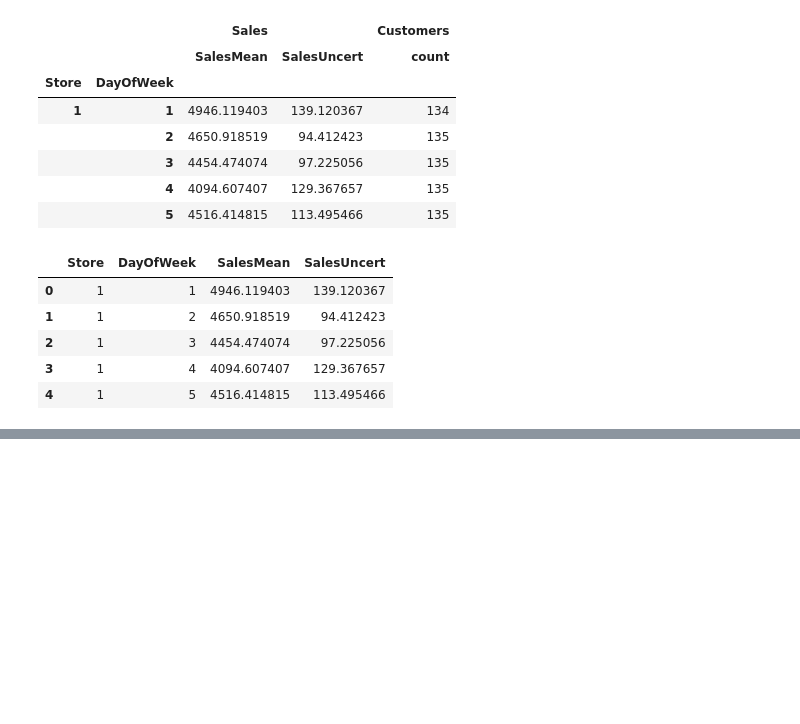
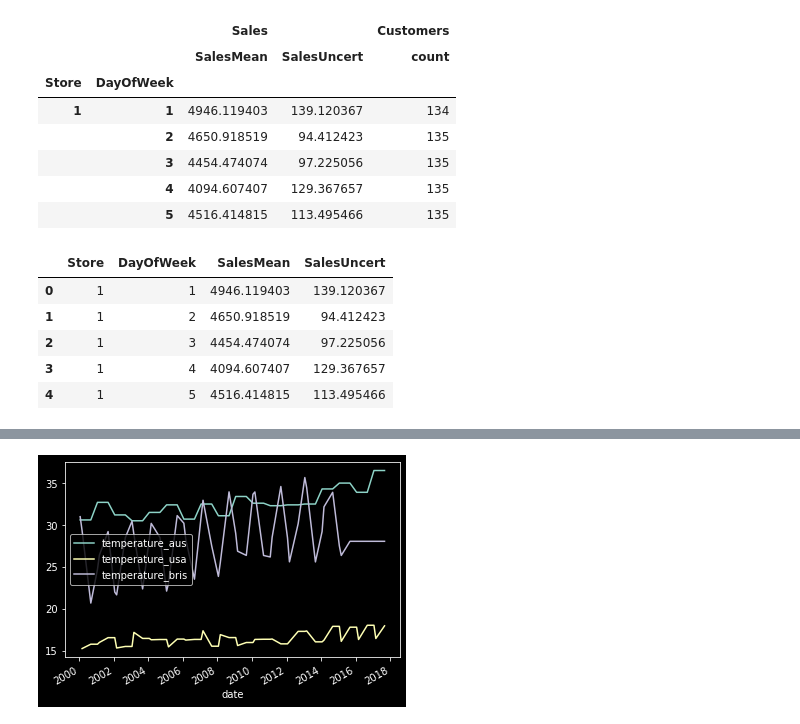
Before and after one commit to wallyliu2/py_Data_Manupulation, a Jupyter notebook: PyDataManupulation.ipynb, the cells around one changed output, grey strips where cells are left out. Drawn from its saved outputs; the diff is of its cells as text; code cells hidden in the pictures; blank space fills up the shorter version.

Commit message:
merge added

```diff
--- a/PyDataManupulation.ipynb
+++ b/PyDataManupulation.ipynb
@@ -2124,0 +2751,4 @@ dfg.agg(
+# %%
+df_both = pd.merge_ordered(df_aus, df_usa, on="date", suffixes=("_aus", "_usa"), fill_method="ffill")
+df_all = pd.merge_asof(df_both, df_bris, on="date").rename(columns={"temperature": "temperature_bris"})
+df_all.head(5)
@@ -2124,0 +2762,4 @@ dfg.agg(
+# %%
+df_all.plot("date", ["temperature_aus", "temperature_usa", "temperature_bris"]);
+# %% [output]
+[figure, added]
```
Also changed, not shown: parts of 144 cells of this notebook, 11 other files.
